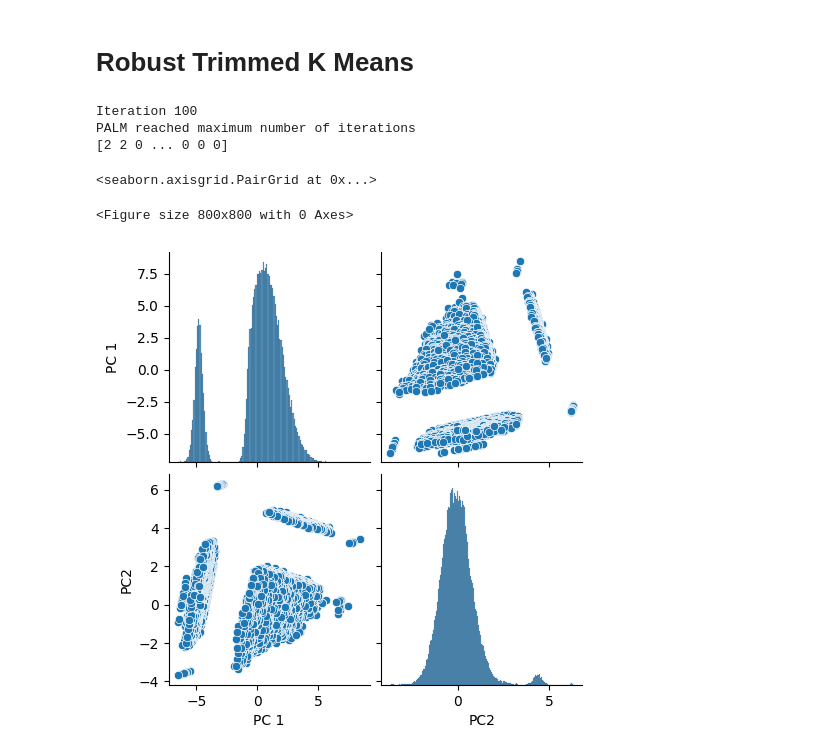
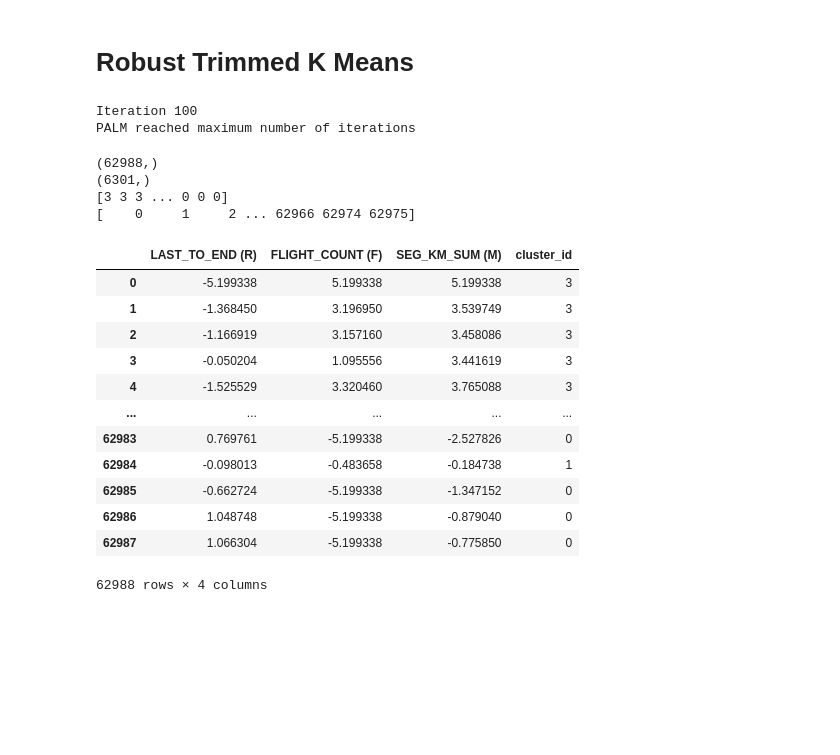
Before and after one commit to jptriciaestella/Skripsi-Kmeans-LTS, a Jupyter notebook: DATASET1/trimmed.ipynb, the cells around one changed output. Cells and saved outputs as stored; diff of their text form; code cells hidden in the pictures; blank space fills up the shorter version.

Commit message:
RTKM data1 fin

```diff
--- a/DATASET1/trimmed.ipynb
+++ b/DATASET1/trimmed.ipynb
@@ -190,39 +190,42 @@ from ClusteringMethods import *
 df_scaled_np = df_scaled.to_numpy()
 
 RTKM_data = RTKM(df_scaled_np.T)
-RTKM_data.perform_clustering(k=2, percent_outliers = 0.10, max_iter = 100, num_members = 2)
+RTKM_data.perform_clustering(k=3, percent_outliers = 0.10, max_iter = 100, num_members = 2)
 
 #pred clusters return cluster id for data index, pred outliers return outlier index
 pred_clusters, pred_outliers = RTKM_data.return_clusters()
-
-
-
-# tp, fp, tn, fn, f1_scores, me = accuracy_measures(true_clusters = true_labels.T, pred_clusters = RTKM_yeast.weights, pred_outliers = RTKM_yeast.outliers, membership_option = 'multi')
-
-# print('\n\n Number of true positives: ', tp, '\n\n Number of false positives : ', fp,
-#       '\n\n Number of true negatives: ', tn, '\n\n Number of false negatives: ', fn,
-#       '\n\n F1 scores for each cluster: ', f1_scores, '\n\n Average F1 score: ', np.average(f1_scores),
-#      '\n\n me score:', me)
 # %% [output]
 Iteration 100
 PALM reached maximum number of iterations
-[2 2 0 ... 0 0 0]
-# %%
-#Visualisasi menggunakan PCA 2D
-pca = PCA(n_components=2)
-Xnew = pca.fit_transform(df_scaled)
-Xnew = pd.DataFrame(Xnew, columns=['PC 1', 'PC2'])
-
-plt.figure(figsize=(8,8))
-sns.pairplot(data=Xnew, markers=["o", "D"])
-
-# plt.figure()
-
-# plt.scatter(Xnew[0,:], Xnew[1,:])
-# plt.scatter(Xnew[0,pred_outliers], Xnew[1,pred_outliers], c = 'r', label = 'Identified outliers')
-# plt.legend()
-# plt.title('Robust Trimmed k Means')
-# %% [output]
-<seaborn.axisgrid.PairGrid at 0x...>
-<Figure size 800x800 with 0 Axes>
-[figure, removed]
+# %%
+print(pred_clusters.shape) #semua titik mendapatkan cluster id
+print(pred_outliers.shape) #jumlah percentage yang terpotong menjadi outliers
+
+print(pred_clusters) #return cluster id untuk setiap titik
+print(pred_outliers) #return index data yang terdeteksi sebagai outliers
+# %% [output]
+(62988,)
+(6301,)
+[3 3 3 ... 0 0 0]
+[    0     1     2 ... 62966 62974 62975]
+# %%
+#Append dataset sehingga mendapatkan id
+cluster_id_RTKM = pd.DataFrame(pred_clusters, columns=['cluster_id'])
+
+RTKM_result = pd.merge(df_scaled, cluster_id_RTKM, left_index=True, right_index=True)
+
+RTKM_result
+# %% [output]
+|  | LAST_TO_END (R) | FLIGHT_COUNT (F) | SEG_KM_SUM (M) | cluster_id |
+| 0 | -5.199338 | 5.199338 | 5.199338 | 3 |
+| 1 | -1.368450 | 3.196950 | 3.539749 | 3 |
+| 2 | -1.166919 | 3.157160 | 3.458086 | 3 |
+| 3 | -0.050204 | 1.095556 | 3.441619 | 3 |
+| 4 | -1.525529 | 3.320460 | 3.765088 | 3 |
+| ... | ... | ... | ... | ... |
+| 62983 | 0.769761 | -5.199338 | -2.527826 | 0 |
+| 62984 | -0.098013 | -0.483658 | -0.184738 | 1 |
+| 62985 | -0.662724 | -5.199338 | -1.347152 | 0 |
+| 62986 | 1.048748 | -5.199338 | -0.879040 | 0 |
+| 62987 | 1.066304 | -5.199338 | -0.775850 | 0 |
+62988 rows × 4 columns
```
Also changed, not shown: parts of 12 cells of this notebook, 1 other file.
